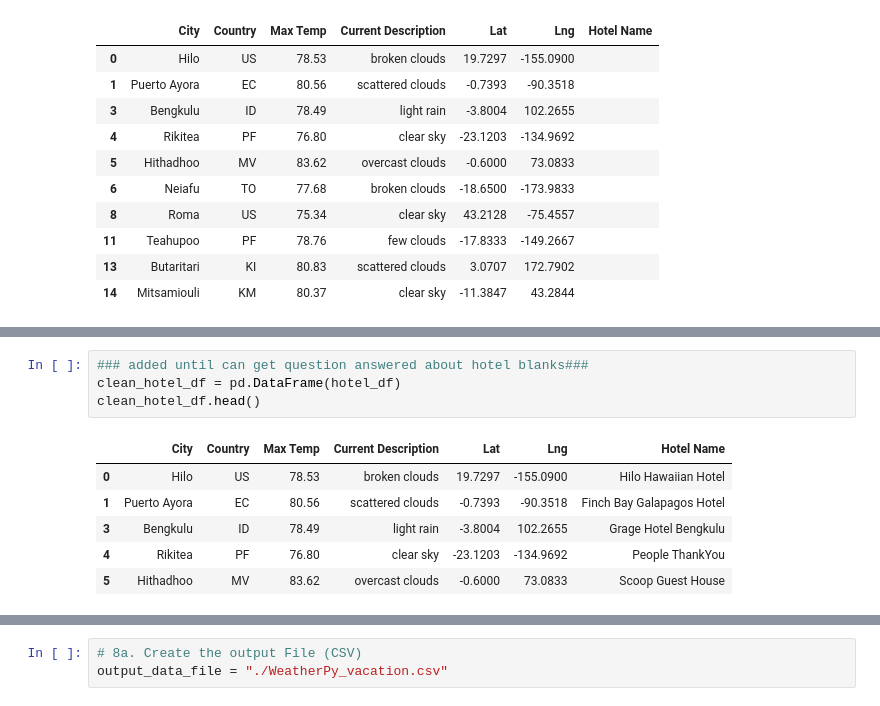
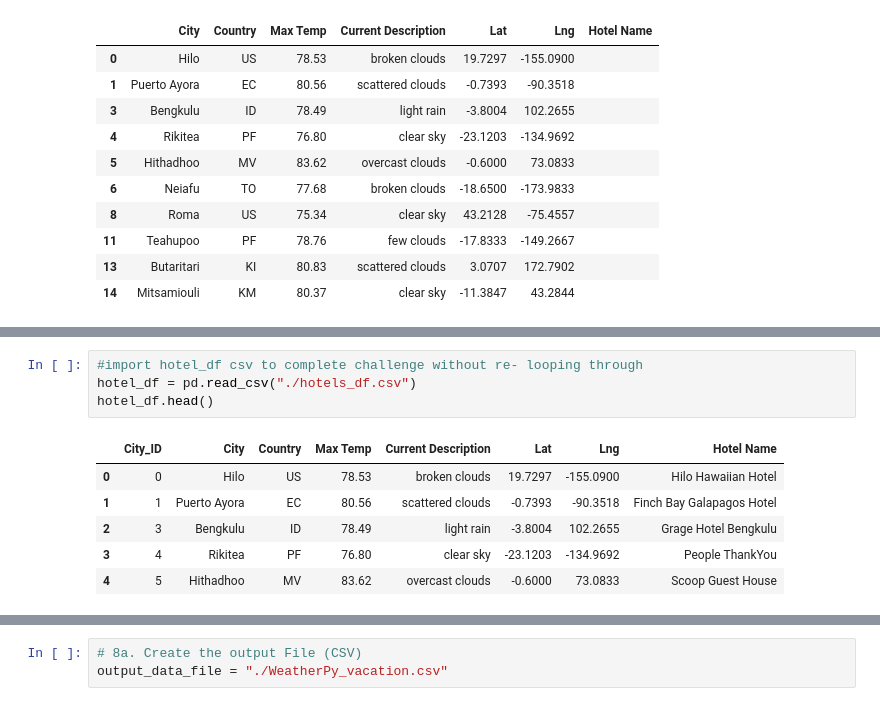
Before and after one commit to laurlen2112/World_Weather_Analysis, a Jupyter notebook: Vacation_Search/Vacation_Search.ipynb, the cells around one changed output, grey strips where cells are left out. Drawn from its saved outputs; the diff is of its cells as text.

```diff
--- a/Vacation_Search/Vacation_Search.ipynb
+++ b/Vacation_Search/Vacation_Search.ipynb
@@ -185,11 +160,11 @@ no_hotel_df.head(10)
-# %%
-### added until can get question answered about hotel blanks###
-clean_hotel_df = pd.DataFrame(hotel_df)
-clean_hotel_df.head()
-# %% [output]
-|  | City | Country | Max Temp | Current Description | Lat | Lng | Hotel Name |
-| 0 | Hilo | US | 78.53 | broken clouds | 19.7297 | -155.0900 | Hilo Hawaiian Hotel |
-| 1 | Puerto Ayora | EC | 80.56 | scattered clouds | -0.7393 | -90.3518 | Finch Bay Galapagos Hotel |
-| 3 | Bengkulu | ID | 78.49 | light rain | -3.8004 | 102.2655 | Grage Hotel Bengkulu |
-| 4 | Rikitea | PF | 76.80 | clear sky | -23.1203 | -134.9692 | People ThankYou |
-| 5 | Hithadhoo | MV | 83.62 | overcast clouds | -0.6000 | 73.0833 | Scoop Guest House |
+# %%
+#import hotel_df csv to complete challenge without re- looping through
+hotel_df = pd.read_csv("./hotels_df.csv")
+hotel_df.head()
+# %% [output]
+|  | City_ID | City | Country | Max Temp | Current Description | Lat | Lng | Hotel Name |
+| 0 | 0 | Hilo | US | 78.53 | broken clouds | 19.7297 | -155.0900 | Hilo Hawaiian Hotel |
+| 1 | 1 | Puerto Ayora | EC | 80.56 | scattered clouds | -0.7393 | -90.3518 | Finch Bay Galapagos Hotel |
+| 2 | 3 | Bengkulu | ID | 78.49 | light rain | -3.8004 | 102.2655 | Grage Hotel Bengkulu |
+| 3 | 4 | Rikitea | PF | 76.80 | clear sky | -23.1203 | -134.9692 | People ThankYou |
+| 4 | 5 | Hithadhoo | MV | 83.62 | overcast clouds | -0.6000 | 73.0833 | Scoop Guest House |
```
Also changed, not shown: parts of 8 cells of this notebook, 2 other files.
